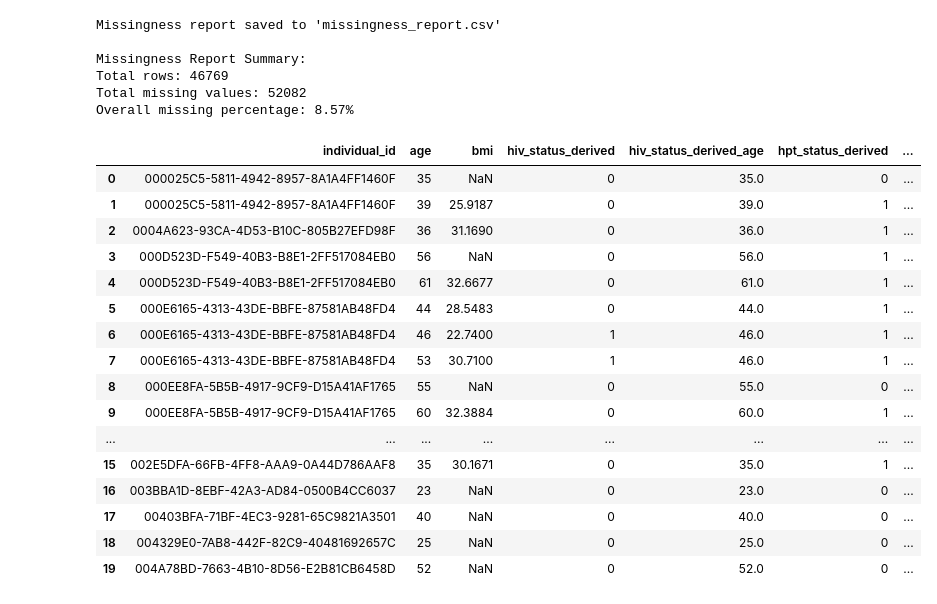
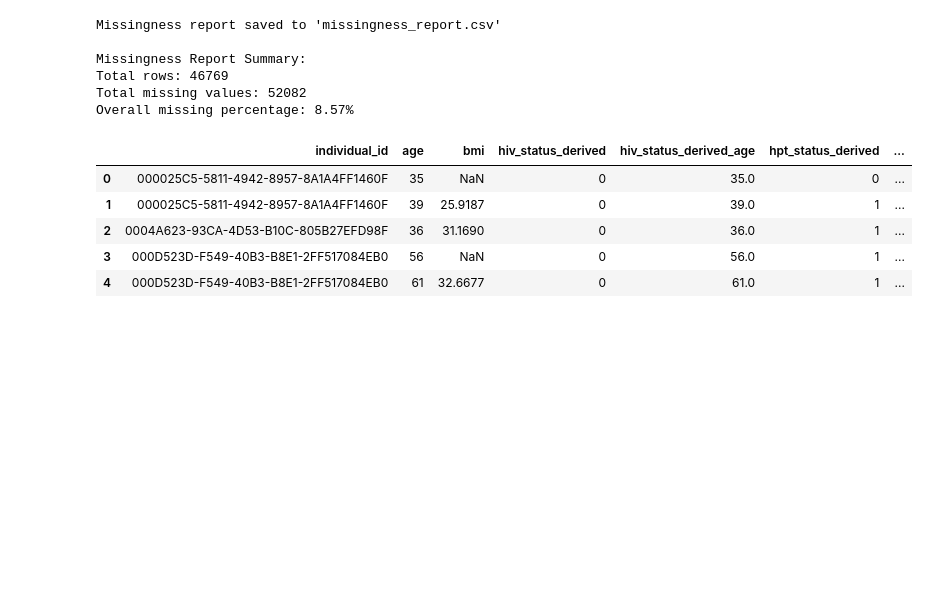
Before and after one commit to dmainagithub/stroke-work, a Jupyter notebook: Stroke_Data_Missingness_Advanced.ipynb, the cells around one changed output. Drawn from its saved outputs; the diff is of its cells as text; code cells hidden in the pictures; blank space fills up the shorter version.

```diff
--- a/Stroke_Data_Missingness_Advanced.ipynb
+++ b/Stroke_Data_Missingness_Advanced.ipynb
@@ -703,22 +703,11 @@ Total rows: 46769
 Total missing values: 52082
 Overall missing percentage: 8.57%
 # %%
-df.head(20)
+df.head()
 # %% [output]
 |  | individual_id | age | bmi | hiv_status_derived | hiv_status_derived_age | hpt_status_derived | ... |
 | 0 | 000025C5-5811-4942-8957-8A1A4FF1460F | 35 | NaN | 0 | 35.0 | 0 | ... |
 | 1 | 000025C5-5811-4942-8957-8A1A4FF1460F | 39 | 25.9187 | 0 | 39.0 | 1 | ... |
 | 2 | 0004A623-93CA-4D53-B10C-805B27EFD98F | 36 | 31.1690 | 0 | 36.0 | 1 | ... |
 | 3 | 000D523D-F549-40B3-B8E1-2FF517084EB0 | 56 | NaN | 0 | 56.0 | 1 | ... |
 | 4 | 000D523D-F549-40B3-B8E1-2FF517084EB0 | 61 | 32.6677 | 0 | 61.0 | 1 | ... |
-| 5 | 000E6165-4313-43DE-BBFE-87581AB48FD4 | 44 | 28.5483 | 0 | 44.0 | 1 | ... |
-| 6 | 000E6165-4313-43DE-BBFE-87581AB48FD4 | 46 | 22.7400 | 1 | 46.0 | 1 | ... |
-| 7 | 000E6165-4313-43DE-BBFE-87581AB48FD4 | 53 | 30.7100 | 1 | 46.0 | 1 | ... |
-| 8 | 000EE8FA-5B5B-4917-9CF9-D15A41AF1765 | 55 | NaN | 0 | 55.0 | 0 | ... |
-| 9 | 000EE8FA-5B5B-4917-9CF9-D15A41AF1765 | 60 | 32.3884 | 0 | 60.0 | 1 | ... |
-| ... | ... | ... | ... | ... | ... | ... | ... |
-| 15 | 002E5DFA-66FB-4FF8-AAA9-0A44D786AAF8 | 35 | 30.1671 | 0 | 35.0 | 1 | ... |
-| 16 | 003BBA1D-8EBF-42A3-AD84-0500B4CC6037 | 23 | NaN | 0 | 23.0 | 0 | ... |
-| 17 | 00403BFA-71BF-4EC3-9281-65C9821A3501 | 40 | NaN | 0 | 40.0 | 0 | ... |
-| 18 | 004329E0-7AB8-442F-82C9-40481692657C | 25 | NaN | 0 | 25.0 | 0 | ... |
-| 19 | 004A78BD-7663-4B10-8D56-E2B81CB6458D | 52 | NaN | 0 | 52.0 | 0 | ... |
```
Also changed, not shown: parts of 8 cells of this notebook.
